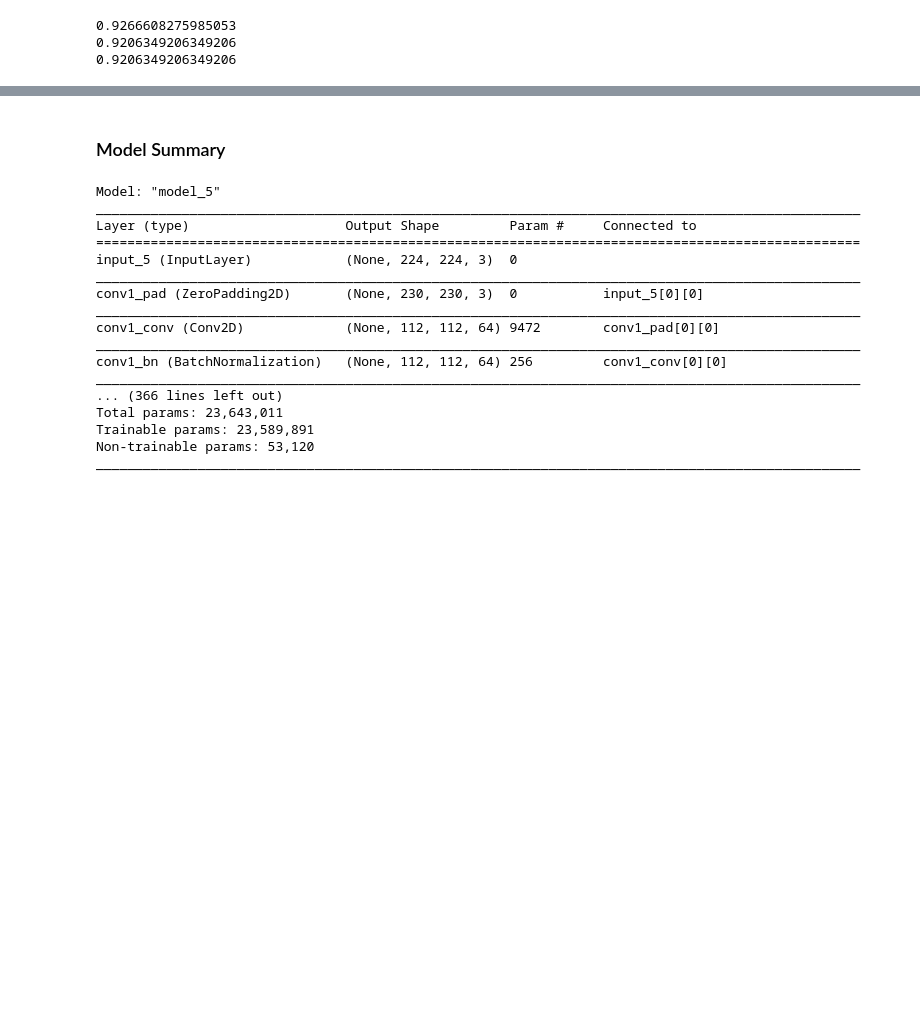
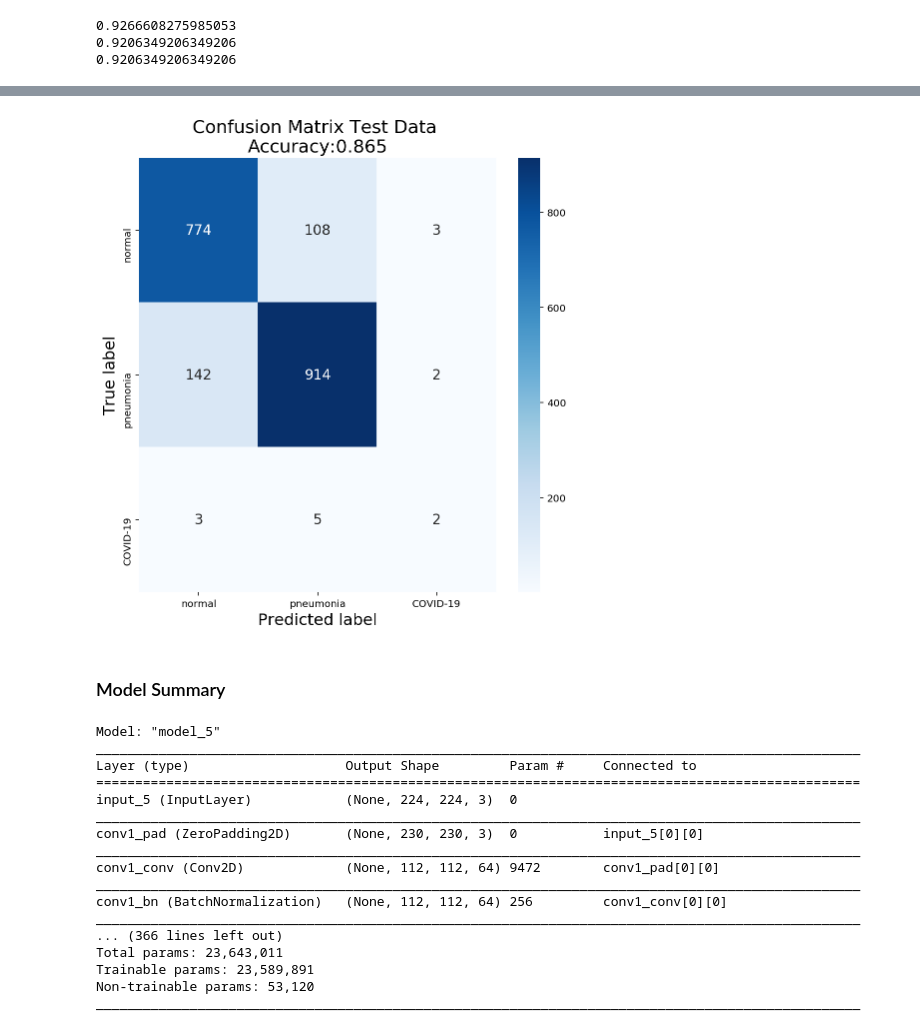
Before and after one commit to vmtang11/ids705_xray_covid19, a Jupyter notebook: resnet50.ipynb, the cells around one changed output, grey strips where cells are left out. Drawn from its saved outputs; the diff is of its cells as text; code cells hidden in the pictures; blank space fills up the shorter version.

```diff
--- a/resnet50.ipynb
+++ b/resnet50.ipynb
@@ -366,3 +390,8 @@ COVID test: (10, 2)
+# %%
+svm_test = svm.predict(X_test.reshape(X_test.shape[0], -1))
+plot_cm(y_test, svm_test, 'Test')
+# %% [output]
+[figure, added]
 # %% [markdown]
 ### Model Summary
 # %%
```
Also changed, not shown: parts of 15 cells of this notebook.
